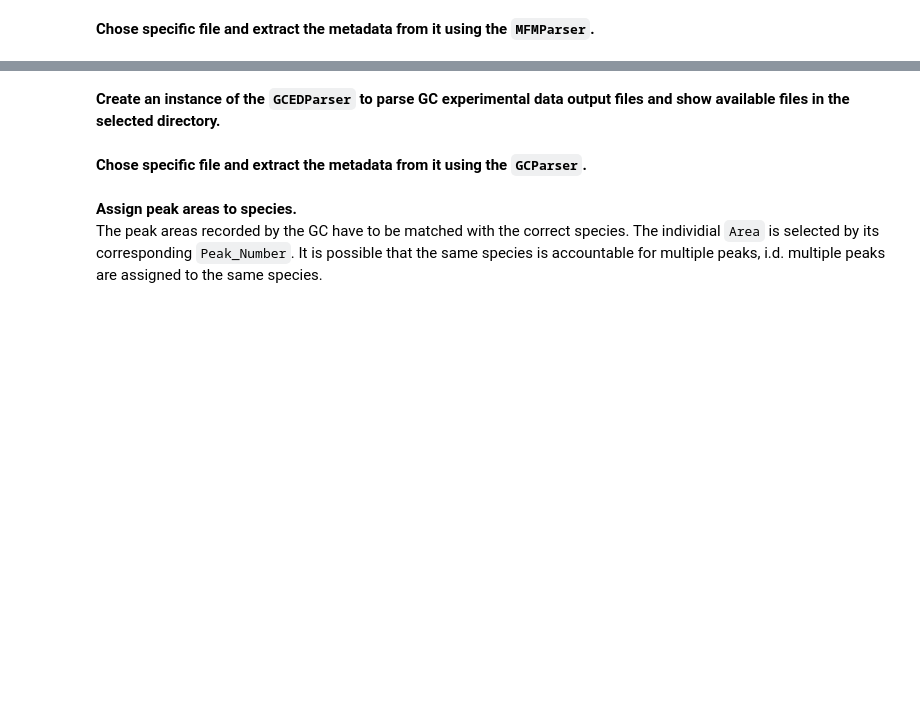
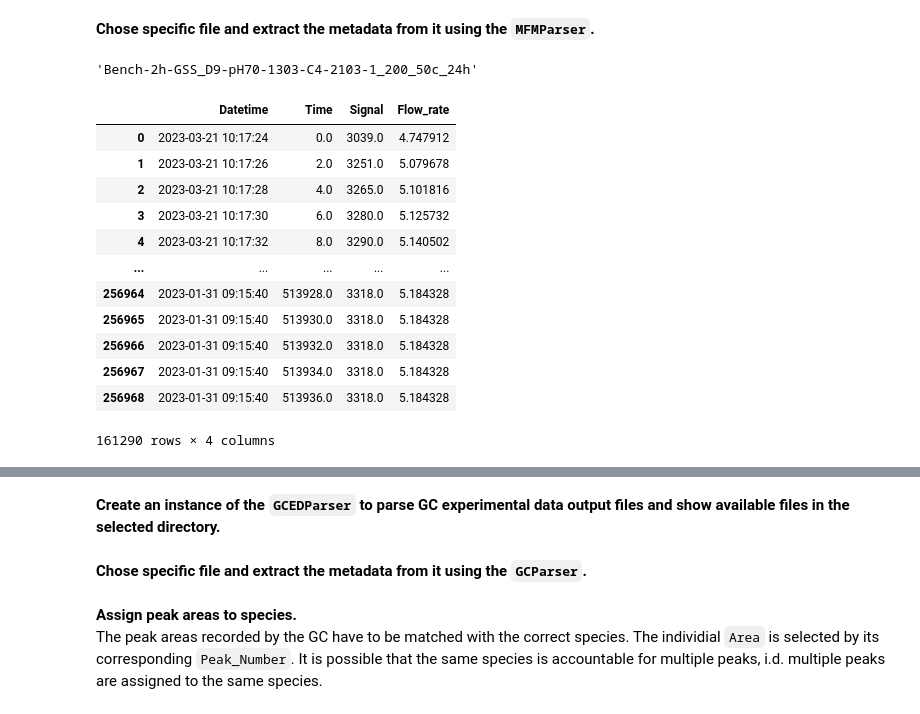
Before and after one commit to FAIRChemistry/FAIRFlow, a Jupyter notebook: workflow_b07_tc.ipynb, the cells around one changed output, grey strips where cells are left out. Drawn from its saved outputs; the diff is of its cells as text; code cells hidden in the pictures; blank space fills up the shorter version.

```diff
--- a/workflow_b07_tc.ipynb
+++ b/workflow_b07_tc.ipynb
@@ -120,3 +136,6 @@ for index, mfmfile in dict_of_mfm_files.items():
 **Chose specific file and extract the metadata from it using the ``MFMParser``.**
 # %%
 mfm_file = dict_of_mfm_files[0]
+mfm_file
+# %% [output]
+'Bench-2h-GSS_D9-pH70-1303-C4-2103-1_200_50c_24h'
@@ -125,7 +142,26 @@ model.enums.Unit.MILLILITERPERSECOND.value
 # %%
-mfm_exp_data_df, mfm_exp_data = mfmparser.extract_exp_data(mfm_file)
+mfm_exp_data_df = mfmparser.extract_exp_data(mfm_file)
+# , mfm
+# b07.experiments[0].measurements.append(mfm)
 # mfm_exp_data_df
 # mfm_exp_data_df['datetime']#.dt.to_pydatetime()
 # pd.to_datetime(mfm_exp_data_df['datetime'])#.tolist()
 # mfm_exp_data_df.dropna().to_csv('mfm_exp_data_df.csv')
 # list_of_types = mfmparser.extract_exp_data(mfm_file)
+# print(b07.json())
+# print(mfm.json())
+mfm_exp_data_df
+# %% [output]
+|  | Datetime | Time | Signal | Flow_rate |
+| 0 | 2023-03-21 10:17:24 | 0.0 | 3039.0 | 4.747912 |
+| 1 | 2023-03-21 10:17:26 | 2.0 | 3251.0 | 5.079678 |
+| 2 | 2023-03-21 10:17:28 | 4.0 | 3265.0 | 5.101816 |
+| 3 | 2023-03-21 10:17:30 | 6.0 | 3280.0 | 5.125732 |
+| 4 | 2023-03-21 10:17:32 | 8.0 | 3290.0 | 5.140502 |
+| ... | ... | ... | ... | ... |
+| 256964 | 2023-01-31 09:15:40 | 513928.0 | 3318.0 | 5.184328 |
+| 256965 | 2023-01-31 09:15:40 | 513930.0 | 3318.0 | 5.184328 |
+| 256966 | 2023-01-31 09:15:40 | 513932.0 | 3318.0 | 5.184328 |
+| 256967 | 2023-01-31 09:15:40 | 513934.0 | 3318.0 | 5.184328 |
+| 256968 | 2023-01-31 09:15:40 | 513936.0 | 3318.0 | 5.184328 |
+161290 rows × 4 columns
```
Also changed, not shown: parts of 33 cells of this notebook, 31 other files.
